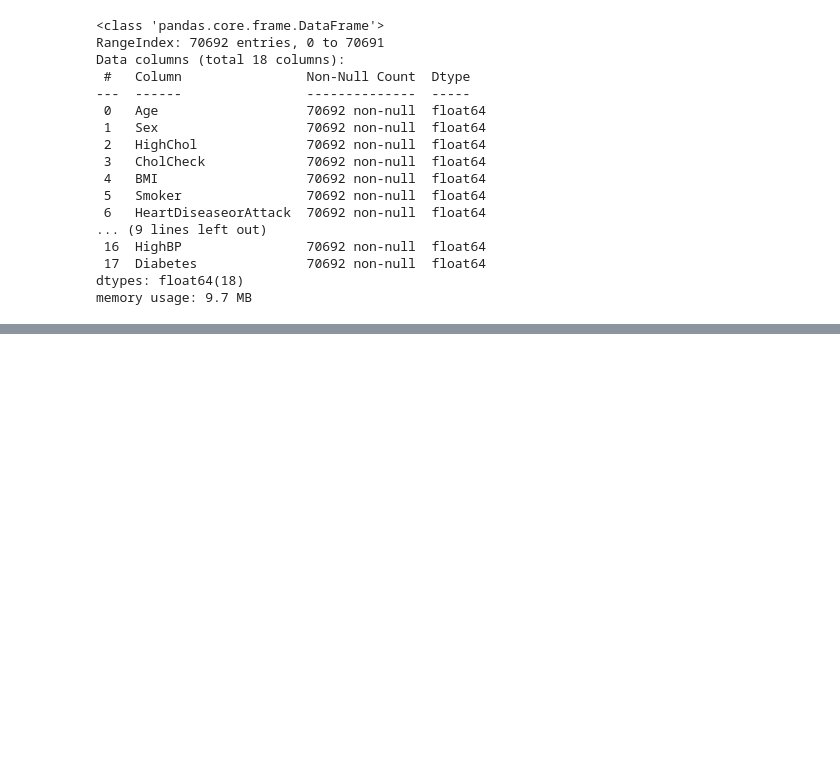
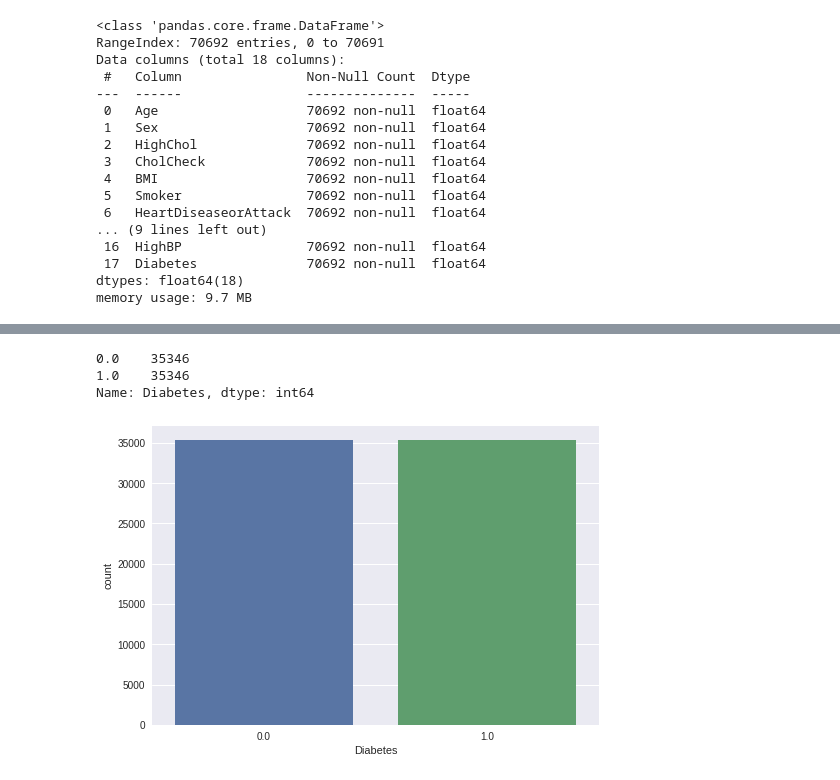
Before and after one commit to jjaquezrd/DATA_SCIENCE, a Jupyter notebook: Proyecto2.ipynb, the cells around one changed output, grey strips where cells are left out. Cells and saved outputs as stored; diff of their text form; code cells hidden in the pictures; blank space fills up the shorter version.

```diff
--- a/Proyecto2.ipynb
+++ b/Proyecto2.ipynb
@@ -85,0 +285,5 @@ memory usage: 9.7 MB
+# %%
+# se Identificacion 6,672 filas duplicadas.
+# se proceden a eliminar los duplicados
+df2.drop_duplicates(inplace=True)
+df2.info()
@@ -85,0 +346,8 @@ memory usage: 9.7 MB
+# %%
+print(df2['Diabetes'].value_counts())
+_ = sns.countplot(x='Diabetes', data=df2)
+# %% [output]
+0.0    35346
+1.0    35346
+Name: Diabetes, dtype: int64
+[figure, added]
```
Also changed, not shown: parts of 49 cells of this notebook.
